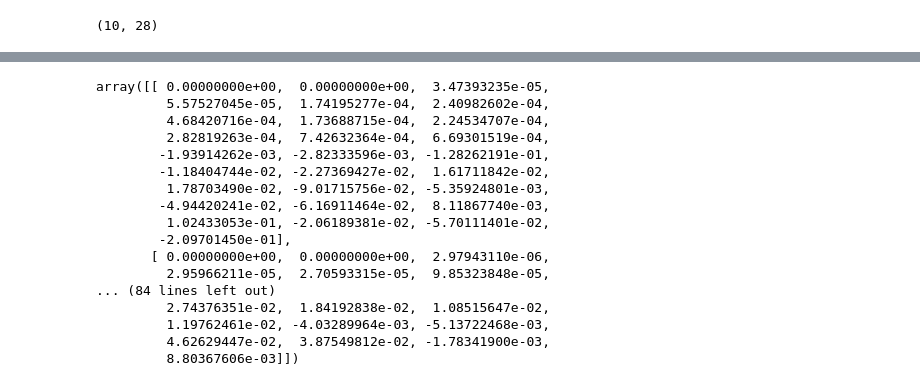
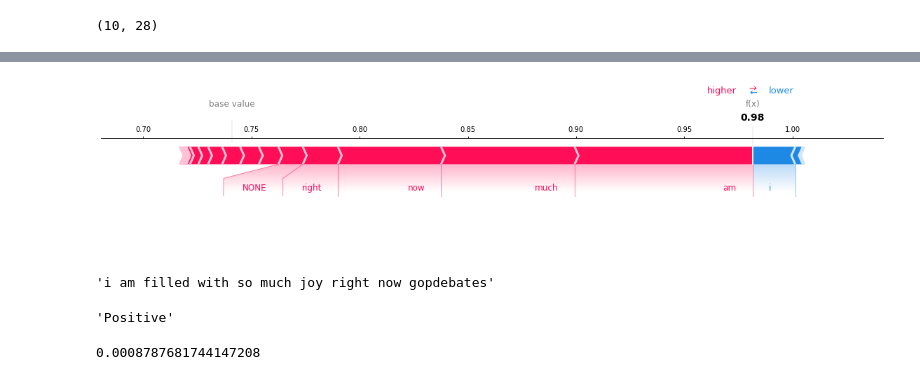
Before and after one commit to klosokm/sentiment-analysis-lstm-xai, a Jupyter notebook: notebooks/lstm-sentiment-analysis-xai.ipynb, the cells around one changed output, grey strips where cells are left out. Drawn from its saved outputs; the diff is of its cells as text; code cells hidden in the pictures.

```diff
--- a/notebooks/lstm-sentiment-analysis-xai.ipynb
+++ b/notebooks/lstm-sentiment-analysis-xai.ipynb
@@ -271,20 +315,16 @@ shap.force_plot(explainer.expected_value[0], shap_values[0][0], x_test_words[0],
+# %%
+shap.force_plot(explainer.expected_value[0], shap_values[0][2], x_test_words[2], matplotlib=True, show = False)
+# %% [output]
+[figure, added]
+# %%
+data.iloc[X_train_shape+2]["text"]
+# %% [output]
+'i am filled with so much joy right now gopdebates'
+# %%
+data.iloc[X_train_shape+2]["sentiment"]
+# %% [output]
+'Positive'
 # %%
-shap_values[0]
+shap_values[0
 # %% [output]
-array([[ 0.00000000e+00,  0.00000000e+00,  3.47393235e-05,
-         5.57527045e-05,  1.74195277e-04,  2.40982602e-04,
-         4.68420716e-04,  1.73688715e-04,  2.24534707e-04,
-         2.82819263e-04,  7.42632364e-04,  6.69301519e-04,
-        -1.93914262e-03, -2.82333596e-03, -1.28262191e-01,
-        -1.18404744e-02, -2.27369427e-02,  1.61711842e-02,
-         1.78703490e-02, -9.01715756e-02, -5.35924801e-03,
-        -4.94420241e-02, -6.16911464e-02,  8.11867740e-03,
-         1.02433053e-01, -2.06189381e-02, -5.70111401e-02,
-        -2.09701450e-01],
-       [ 0.00000000e+00,  0.00000000e+00,  2.97943110e-06,
-         2.95966211e-05,  2.70593315e-05,  9.85323848e-05,
-... (84 lines left out)
-         2.74376351e-02,  1.84192838e-02,  1.08515647e-02,
-         1.19762461e-02, -4.03289964e-03, -5.13722468e-03,
-         4.62629447e-02,  3.87549812e-02, -1.78341900e-03,
-         8.80367606e-03]])
+0.0008787681744147208
```
Also changed, not shown: parts of 30 cells of this notebook.
